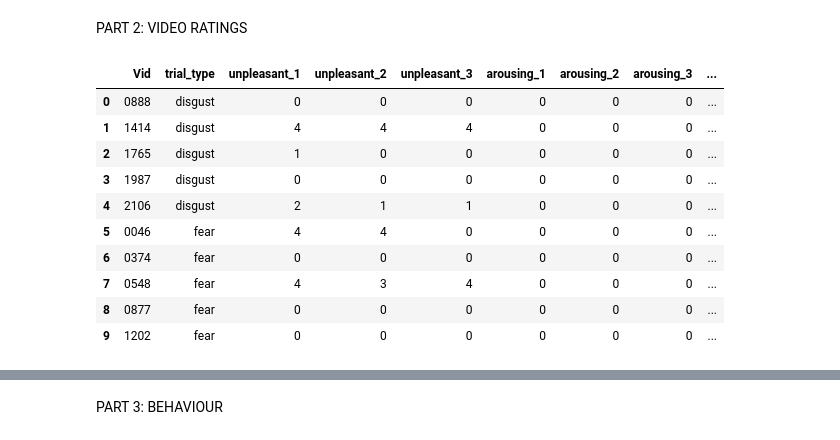
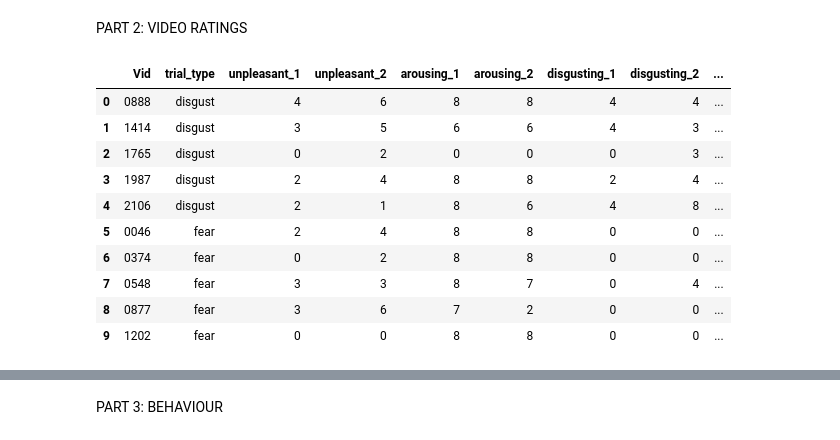
Before and after one commit to emilybagley/disgust_reversal_learning-stage2, a Jupyter notebook: 00_data_checks.ipynb, the cells around one changed output, grey strips where cells are left out. Saved outputs shown, nothing was run; the diff lists cells and outputs as text; code cells hidden in the pictures.

Commit message:
Further de-bugging video ratings changes
Making further adjustments for the fact that video ratings only happen twice in final protocol (as opposed to 3 times in original version)

```diff
--- a/00_data_checks.ipynb
+++ b/00_data_checks.ipynb
@@ -22,7 +22,7 @@ PART 1: LOAD IN DATA
 # %%
 ##this is dummy data --> created in a test runthrough of the task by the experimenter
     ##have removed all refs to prolific ID and demographic info
-file_name="csvs/jatos_results_20240221150726.txt"
+file_name=r"U:\Documents\Disgust learning project\Data collection\data checks\final few\jatos_files\jatos_results_20250221111653.txt"
 # %%
 #LOAD IN DATA
 i = 0
@@ -46,7 +46,6 @@ rating_vids_df.sort_values(by=["stimulus", "trial_index"], inplace=True) ##group
 #create a dataframe with all ratings (for one participant)
 rating_vids_a=[]
 rating_vids_b=[]
-rating_vids_c=[]
 
 vals = range(len(rating_vids_df.index))
 
@@ -59,30 +58,30 @@ for val in vals:
     disgusting=response['Q2']
     frightening=response['Q3']
 
-    if "0888.gif" in stim:
+    if "0888" in stim:
         vid="0888"
-    elif "1414.gif" in stim:
+    elif "1414" in stim:
         vid="1414"
-    elif "1765.gif" in stim:
+    elif "1765" in stim:
         vid="1765"
-    elif "1987.gif" in stim:
+    elif "1987" in stim:
         vid="1987"
-    elif "2106.gif" in stim:
+    elif "2106" in stim:
         vid="2106"
-    elif "0046.gif" in stim:
+    elif "0046" in stim:
         vid = "0046"
-    elif "0374.gif" in stim:
+    elif "0374" in stim:
         vid = "0374"
-    elif "0548.gif" in stim:
+    elif "0548" in stim:
         vid = "0548"
-    elif "0877.gif" in stim:
+    elif "0877" in stim:
         vid = "0877"
-    elif "1202.gif" in stim:
+    elif "1202" in stim:
         vid = "1202"
     else:
         vid = "ERROR"
 
-    if val in range(0, 30, 3):
+    if val in range(0, 30, 2):
         rating_vids_a.append({
             'Vid' : vid,
             'trial_type': trial_type,
@@ -93,7 +92,7 @@ for val in vals:
             'disgust_stim': 0,
             'fear_stim': 0,
         })
-    elif val in range(1,30,3):
+    elif val in range(1,30,2):
         rating_vids_b.append({
             'Vid' : vid,
             'trial_type': trial_type,
@@ -104,24 +103,11 @@ for val in vals:
             'disgust_stim': 0,
             'fear_stim': 0,
         })
-    elif val in range(2,30,3):
-        rating_vids_c.append({
-            'Vid' : vid,
-            'trial_type': trial_type,
-            'unpleasant_3': unpleasant,
-            'arousing_3': arousing,
-            'disgusting_3': disgusting,
-            'frightening_3': frightening,
-            'disgust_stim': 0,
-            'fear_stim': 0,
-        })
 
 rating_vids_a=pd.DataFrame(rating_vids_a)
 rating_vids_b=pd.DataFrame(rating_vids_b)
-rating_vids_c=pd.DataFrame(rating_vids_c)
 rating_vids=rating_vids_a.merge(rating_vids_b, on=['Vid', 'trial_type', 'disgust_stim', 'fear_stim'])
-rating_vids=rating_vids.merge(rating_vids_c, on=['Vid', 'trial_type', 'disgust_stim', 'fear_stim'])
-rating_vids=rating_vids[['Vid', 'trial_type','unpleasant_1', 'unpleasant_2', 'unpleasant_3', 'arousing_1', 'arousing_2', 'arousing_3', 'disgusting_1', 'disgusting_2', 'disgusting_3', 'frightening_1', 'frightening_2', 'frightening_3', 'disgust_stim', 'fear_stim']]
+rating_vids=rating_vids[['Vid', 'trial_type','unpleasant_1', 'unpleasant_2', 'arousing_1', 'arousing_2','disgusting_1', 'disgusting_2', 'frightening_1', 'frightening_2', 'disgust_stim', 'fear_stim']]
 
 #add which video was chosen for disgust and fear stim
 fear_stim=str(df.fear_stimulus.dropna())
@@ -130,44 +116,44 @@ disgust_stim=str(df.disgust_stimulus.dropna())
 if "08" in disgust_stim:
        rating_vids.loc[rating_vids['Vid']=="0888", ['disgust_stim']]=1
 elif "14" in disgust_stim:
        rating_vids.loc[rating_vids['Vid']=="1414", ['disgust_stim']]=1
 elif "17" in disgust_stim:
        rating_vids.loc[rating_vids['Vid']=="1765", ['disgust_stim']]=1
 elif "19" in disgust_stim:
        rating_vids.loc[rating_vids['Vid']=="1987", ['disgust_stim']]=1
 elif "21" in disgust_stim:
        rating_vids.loc[rating_vids['Vid']=="2106", ['disgust_stim']]=1
 else:
        print("error")
 
 if "00" in fear_stim:
        rating_vids.loc[rating_vids['Vid']=="0046", ['fear_stim']]=1
 elif "03" in fear_stim:
        rating_vids.loc[rating_vids['Vid']=="0374", ['fear_stim']]=1
 elif "05" in fear_stim:
        rating_vids.loc[rating_vids['Vid']=="0548", ['fear_stim']]=1
 elif "08" in fear_stim:
        rating_vids.loc[rating_vids['Vid']=="0877", ['fear_stim']]=1
 elif "12" in fear_stim:
        rating_vids.loc[rating_vids['Vid']=="1202", ['fear_stim']]=1
 else:
        print("error")
 
 #add prolific ID
 #rating_vids['prolific_id']=df[0:1].prolific_id[0]
 rating_vids
 # %% [output]
-|  | Vid | trial_type | unpleasant_1 | unpleasant_2 | unpleasant_3 | arousing_1 | arousing_2 | arousing_3 | ... |
-| 0 | 0888 | disgust | 0 | 0 | 0 | 0 | 0 | 0 | ... |
-| 1 | 1414 | disgust | 4 | 4 | 4 | 0 | 0 | 0 | ... |
-| 2 | 1765 | disgust | 1 | 0 | 0 | 0 | 0 | 0 | ... |
-| 3 | 1987 | disgust | 0 | 0 | 0 | 0 | 0 | 0 | ... |
-| 4 | 2106 | disgust | 2 | 1 | 1 | 0 | 0 | 0 | ... |
-| 5 | 0046 | fear | 4 | 4 | 0 | 0 | 0 | 0 | ... |
-| 6 | 0374 | fear | 0 | 0 | 0 | 0 | 0 | 0 | ... |
-| 7 | 0548 | fear | 4 | 3 | 4 | 0 | 0 | 0 | ... |
-| 8 | 0877 | fear | 0 | 0 | 0 | 0 | 0 | 0 | ... |
-| 9 | 1202 | fear | 0 | 0 | 0 | 0 | 0 | 0 | ... |
+|  | Vid | trial_type | unpleasant_1 | unpleasant_2 | arousing_1 | arousing_2 | disgusting_1 | disgusting_2 | ... |
+| 0 | 0888 | disgust | 4 | 6 | 8 | 8 | 4 | 4 | ... |
+| 1 | 1414 | disgust | 3 | 5 | 6 | 6 | 4 | 3 | ... |
+| 2 | 1765 | disgust | 0 | 2 | 0 | 0 | 0 | 3 | ... |
+| 3 | 1987 | disgust | 2 | 4 | 8 | 8 | 2 | 4 | ... |
+| 4 | 2106 | disgust | 2 | 1 | 8 | 6 | 4 | 8 | ... |
+| 5 | 0046 | fear | 2 | 4 | 8 | 8 | 0 | 0 | ... |
+| 6 | 0374 | fear | 0 | 2 | 8 | 8 | 0 | 0 | ... |
+| 7 | 0548 | fear | 3 | 3 | 8 | 7 | 0 | 4 | ... |
+| 8 | 0877 | fear | 3 | 6 | 7 | 2 | 0 | 0 | ... |
+| 9 | 1202 | fear | 0 | 0 | 8 | 8 | 0 | 0 | ... |
 # %%
 #Checking chosen stim
     ##want valence and arousal to be roughly similar
```
Also changed, not shown: parts of 4 cells of this notebook.
